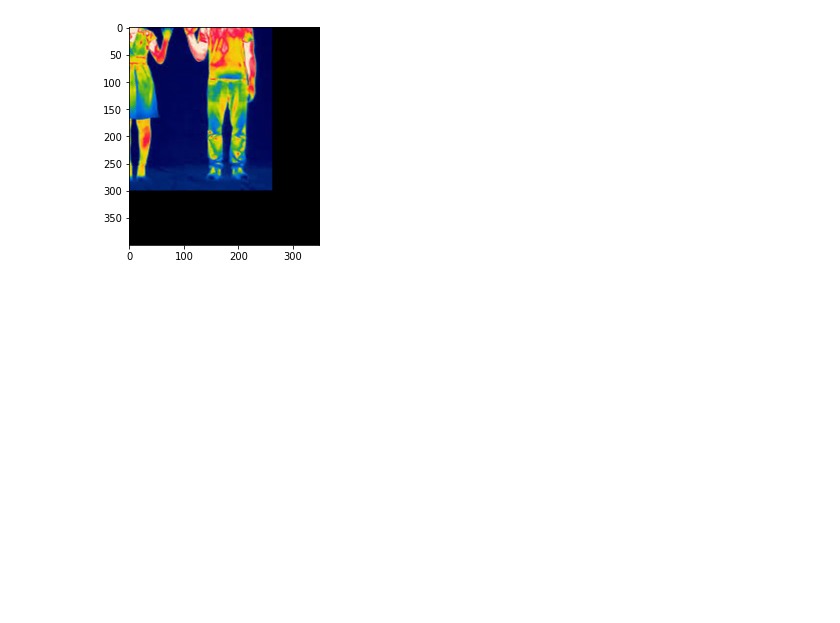
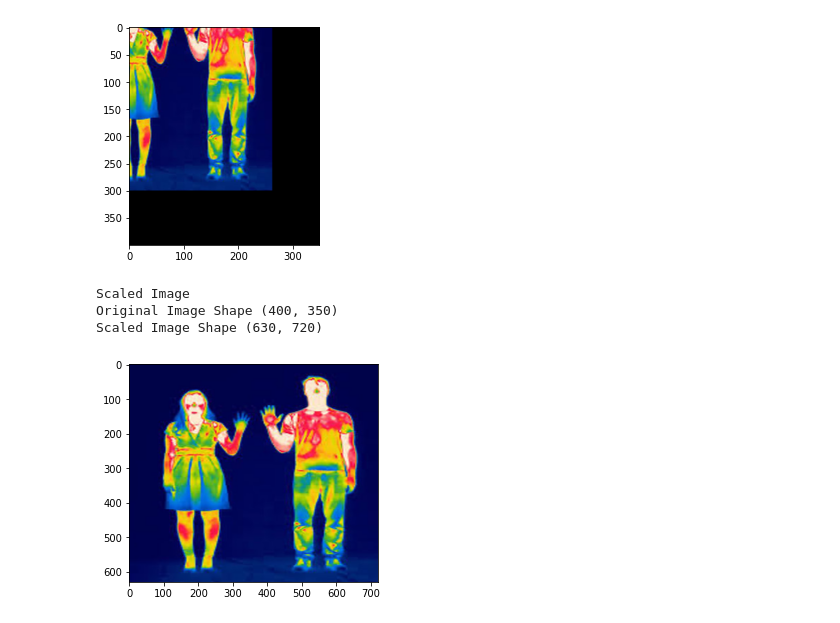
Before and after one commit to Shreyas-13/CV-CS, a Jupyter notebook: V1.ipynb, the cells around one changed output. Cells and saved outputs as stored; diff of their text form; code cells hidden in the pictures; blank space fills up the shorter version.

```diff
--- a/V1.ipynb
+++ b/V1.ipynb
@@ -48,3 +48,23 @@ plt.imshow(img_trans)
 Translated Image
 <matplotlib.image.AxesImage at 0x...>
 [figure]
+# %%
+# Scaling the image
+scale_percent = 80
+
+h = int(img.shape[0] + (img.shape[0] * scale_percent/100))
+w = int(img.shape[1] + (img.shape[1] * scale_percent/100))
+
+new_dim = (h, w)
+img_scaled = cv2.resize(img, new_dim, interpolation=cv2.INTER_AREA)
+
+print('Scaled Image')
+plt.imshow(img_scaled)
+
+print('Original Image Shape', img.shape[:2])
+print('Scaled Image Shape', img_scaled.shape[:2])
+# %% [output]
+Scaled Image
+Original Image Shape (400, 350)
+Scaled Image Shape (630, 720)
+[figure, added]
```
